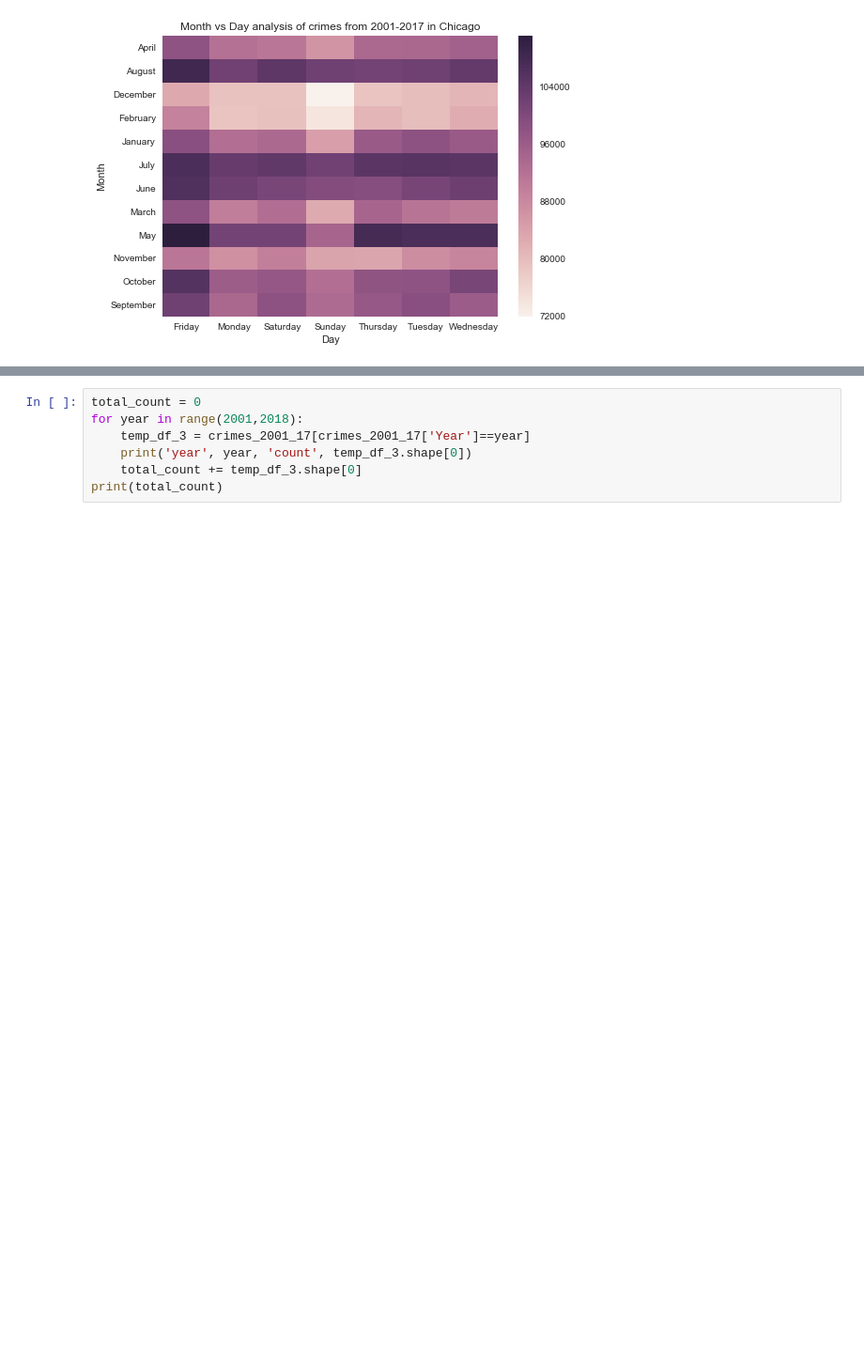
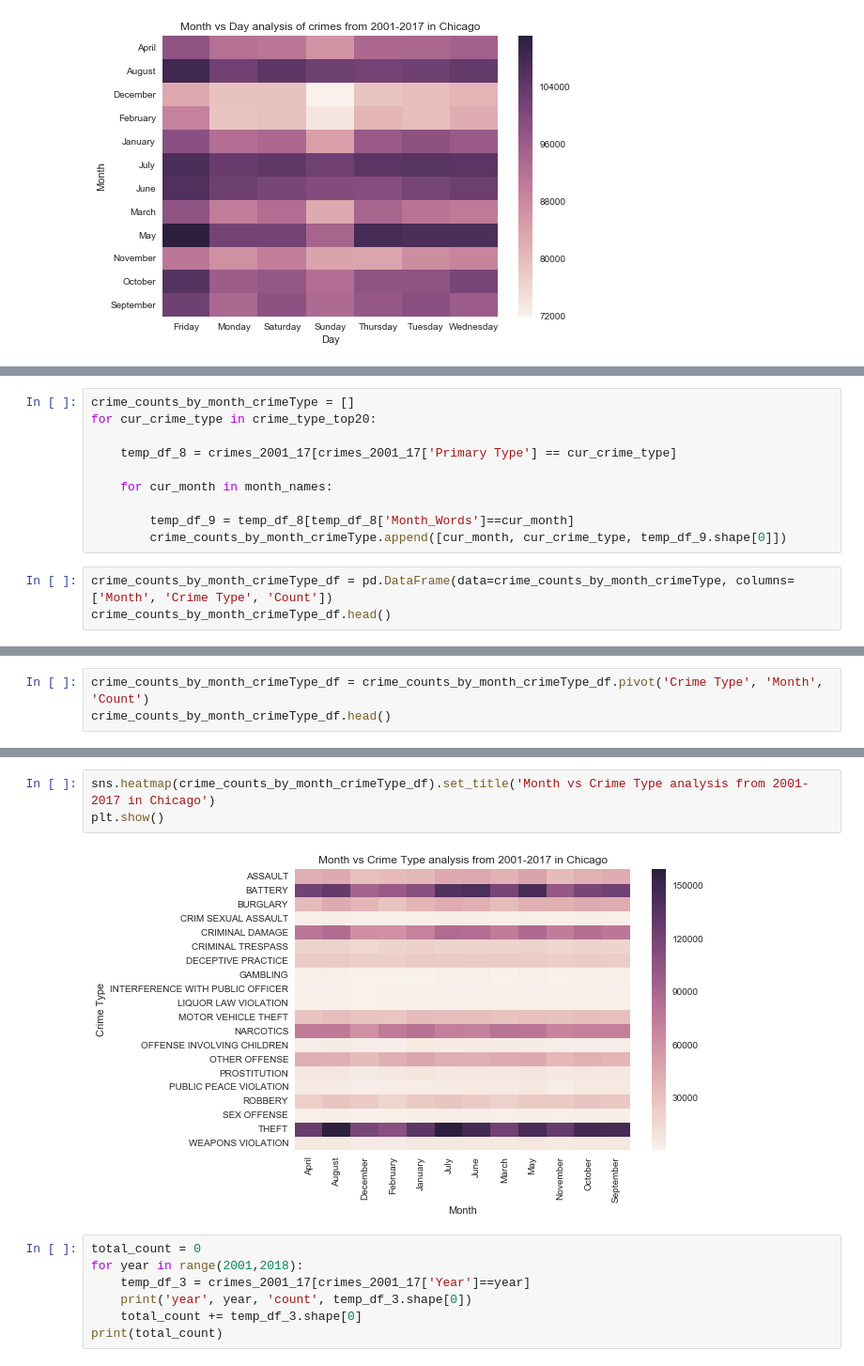
Before and after one commit to bodhisattamaiti25/projects-data-science, a Jupyter notebook: chicago_crime_data_analysis/chicago_crime_data_analysis.ipynb, the cells around one changed output, grey strips where cells are left out. Shown: that part at 94% size. Cells and saved outputs as stored; diff of their text form; blank space fills up the shorter version.

Commit message:
month vs crime type analysis via heatmap

```diff
--- a/chicago_crime_data_analysis/chicago_crime_data_analysis.ipynb
+++ b/chicago_crime_data_analysis/chicago_crime_data_analysis.ipynb
@@ -367,0 +364,13 @@ crimes_2001_17['Block'].value_counts().shape
+# %%
+crime_counts_by_month_crimeType = []
+for cur_crime_type in crime_type_top20:
+
+    temp_df_8 = crimes_2001_17[crimes_2001_17['Primary Type'] == cur_crime_type]
+
+    for cur_month in month_names:
+
+        temp_df_9 = temp_df_8[temp_df_8['Month_Words']==cur_month]
+        crime_counts_by_month_crimeType.append([cur_month, cur_crime_type, temp_df_9.shape[0]])
+# %%
+crime_counts_by_month_crimeType_df = pd.DataFrame(data=crime_counts_by_month_crimeType, columns=['Month', 'Crime Type', 'Count'])
+crime_counts_by_month_crimeType_df.head()
@@ -367,0 +384,3 @@ crimes_2001_17['Block'].value_counts().shape
+# %%
+crime_counts_by_month_crimeType_df = crime_counts_by_month_crimeType_df.pivot('Crime Type', 'Month', 'Count')
+crime_counts_by_month_crimeType_df.head()
@@ -368,3 +395,8 @@ crimes_2001_17['Block'].value_counts().shape
+# %%
+sns.heatmap(crime_counts_by_month_crimeType_df).set_title('Month vs Crime Type analysis from 2001-2017 in Chicago')
+plt.show()
+# %% [output]
+[figure, added]
 # %%
 total_count = 0
 for year in range(2001,2018):
```
Also changed, not shown: parts of 3 cells of this notebook.
